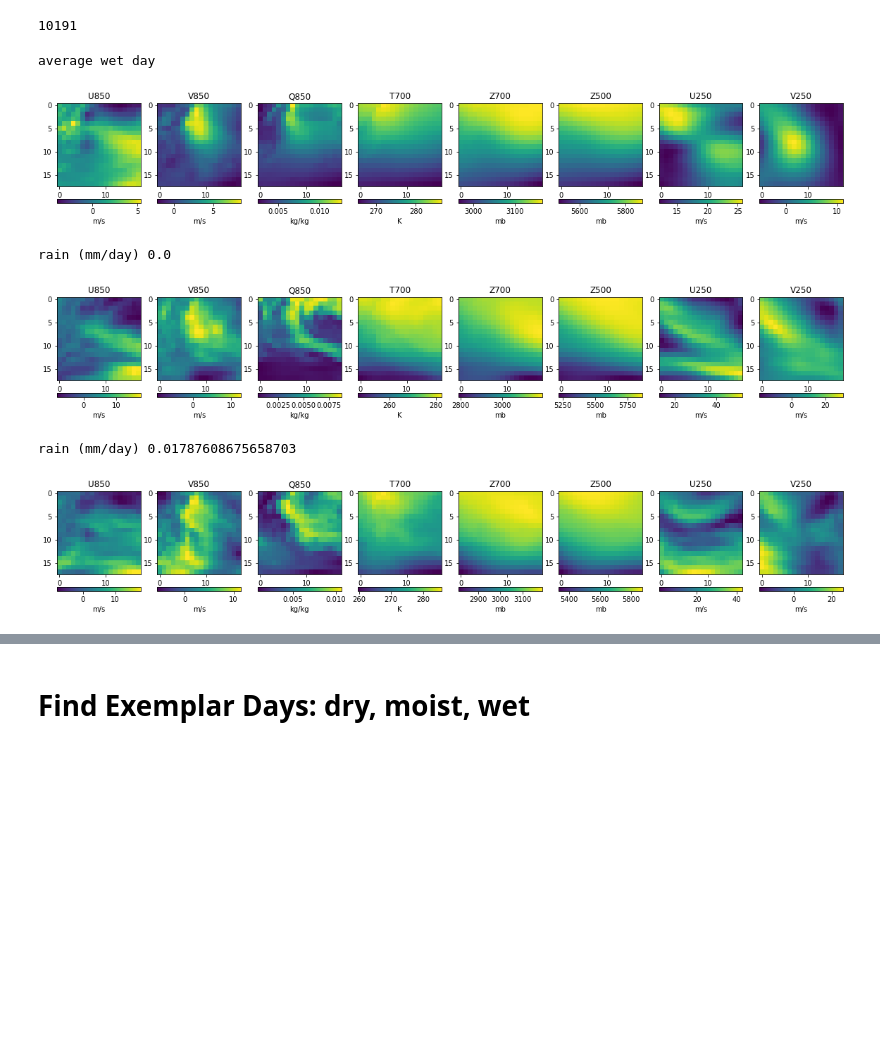
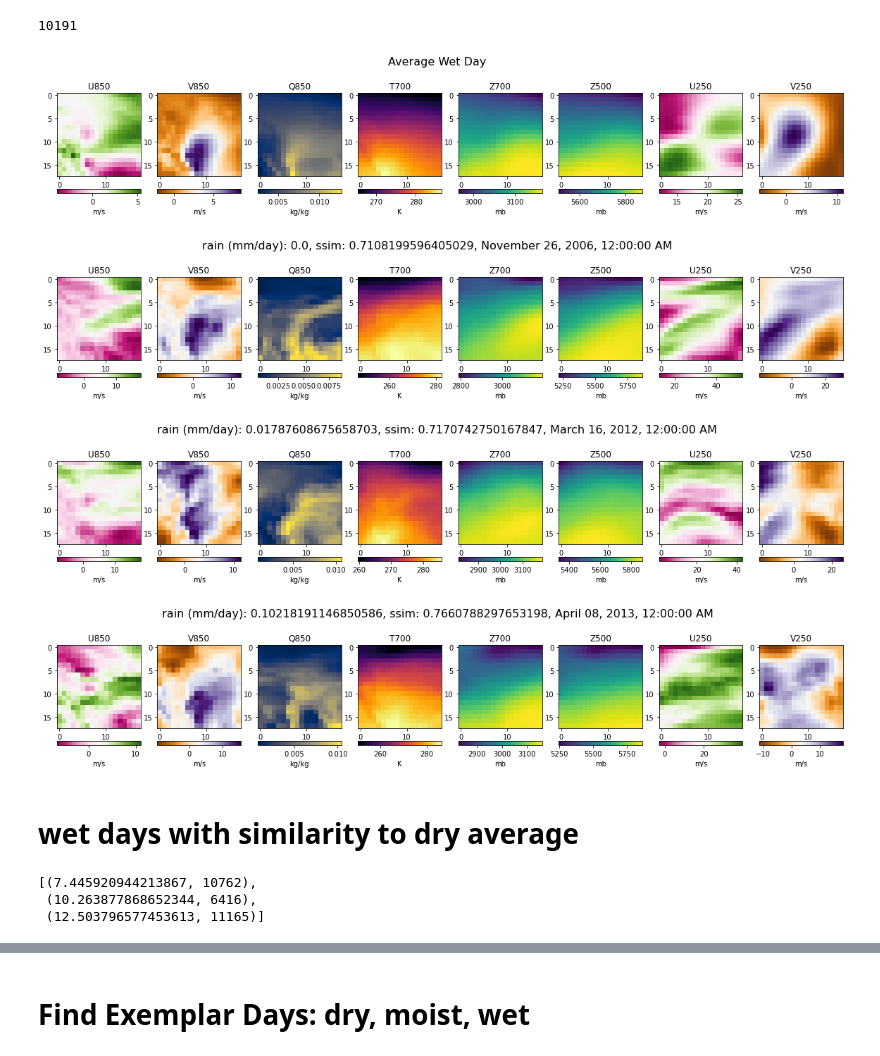
Before and after one commit to NCAR/ml-sm-dk-hf, a Jupyter notebook: notebooks/ssim_uatm_3classes.ipynb, the cells around one changed output, grey strips where cells are left out. Drawn from its saved outputs; the diff is of its cells as text; code cells hidden in the pictures; blank space fills up the shorter version.

```diff
--- a/notebooks/ssim_uatm_3classes.ipynb
+++ b/notebooks/ssim_uatm_3classes.ipynb
@@ -93,17 +93,21 @@ def plot_gridmet1234(ii):
     dv3[ii].plot(ax=ax3)
     dv4[ii].plot(ax=ax4)
 
-# plot average rain inputs
-def plot_8v(isample):
+def plot_8v_autoscale(isample, modelname):
     varmames = ['U850', 'V850', 'Q850', 'T700', 'Z700', 'Z500', 'U250', 'V250']
     units = ['m/s', 'm/s', 'kg/kg', 'K', 'mb', 'mb', 'm/s', 'm/s']
+    cmaps = ['PiYG', 'PuOr', 'cividis', 'inferno', 'viridis', 'viridis', 'PiYG', 'PuOr']
+
     fig, axarr = plt.subplots(1, 8, figsize = (20,20))
     for ii in range(8):
-        plot = axarr[ii].imshow(isample[ii][::-1])
+        #axarr[ii].set_title("Subplot row", fontsize=16)
+        plot = axarr[ii].imshow(isample[ii][::-1,:], cmap=cmaps[ii])
         cbar = fig.colorbar(plot, ax=axarr[ii], orientation="horizontal", fraction=0.046, pad=0.016)
         cbar.set_label(units[ii])
         axarr[ii].set_title(varmames[ii])
+    plt.suptitle(modelname, y=0.29, fontsize=16)
     plt.show()
+
 
 # plot_gridmet1234(1132)
 # plot_gridmet1234(3690)
@@ -347,22 +309,20 @@ top[0][1]
 # %% [output]
 10191
 # %%
-# plot
-
-print("average wet day")
-plot_8v(wetinput)
-
-for jj in range(2):
+# plot false-positive wet days
+plot_8v_autoscale(wetinput, 'Average Wet Day')
+for jj in range(3):
     ii = top[jj][1]
     rain = top[jj][0]
+    ssim = ssim_matrix2[2][ii]
     isample = [mdv1[ii],mdv2[ii],mdv3[ii],mdv4[ii],mdv5[ii],mdv6[ii],mdv7[ii],mdv8[ii]]
     #isample = np.array(isample)
-    print("rain (mm/day)", rain)
-    plot_8v(isample)
+    time = str(np.array(mdv1[ii]["time"].dt.strftime("%B %d, %Y, %r")))
+    plot_8v_autoscale(isample, 'rain (mm/day): '+str(rain) + ', ssim: '+str(ssim) + ', ' + time)
 # %% [output]
-average wet day
-[figure, old version]
+[figure, new version]
-rain (mm/day) 0.0
-[figure, old version]
+[figure, new version]
-rain (mm/day) 0.01787608675658703
-[figure, old version]
+[figure, new version]
+[figure, added]
+# %% [markdown]
+# wet days with similarity to dry average
@@ -368,0 +335,7 @@ rain (mm/day) 0.01787608675658703
+# %%
+# wettest 3
+top[-3:None]
+# %% [output]
+[(7.445920944213867, 10762),
+ (10.263877868652344, 6416),
+ (12.503796577453613, 11165)]
```
Also changed, not shown: parts of 23 cells of this notebook.
